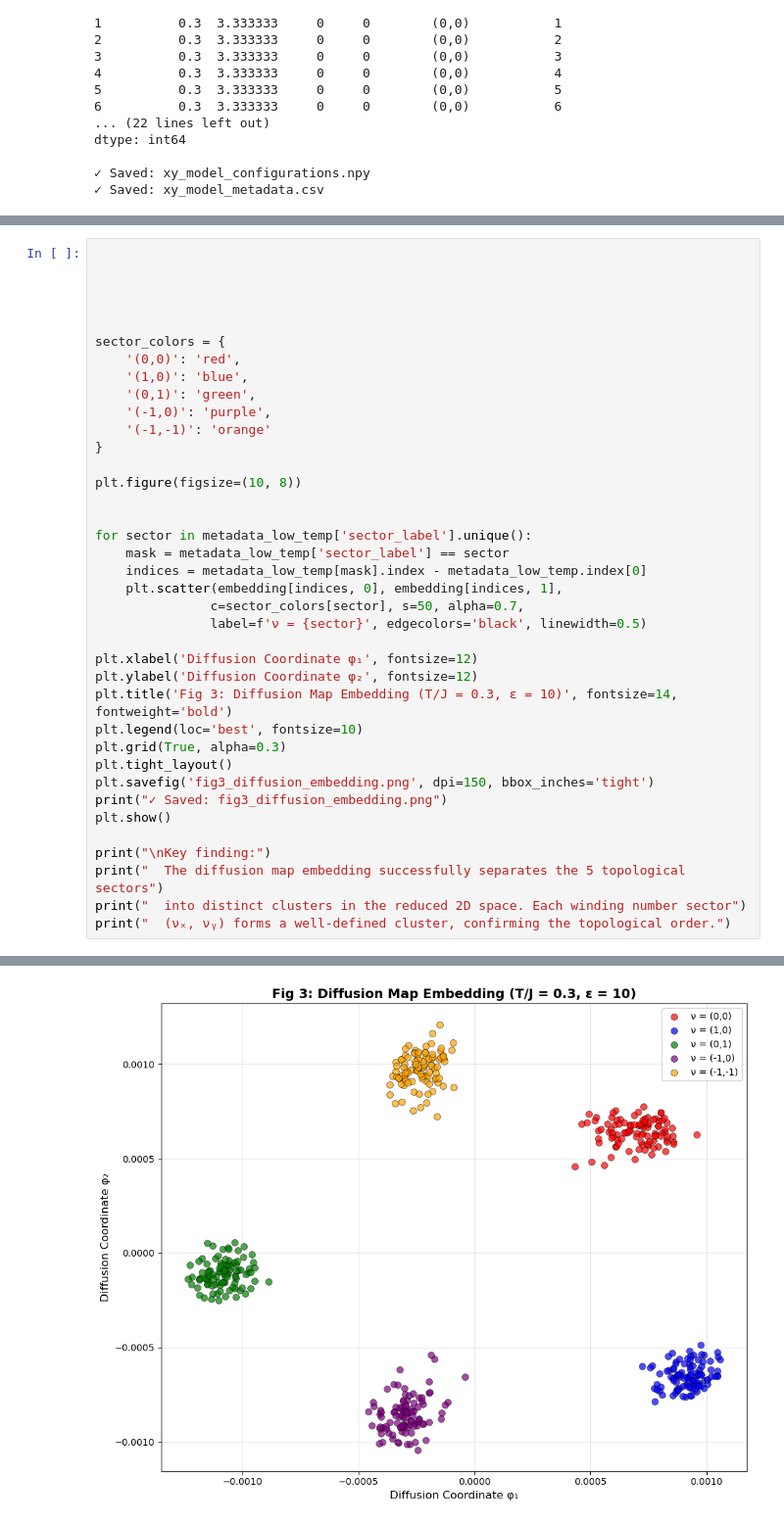
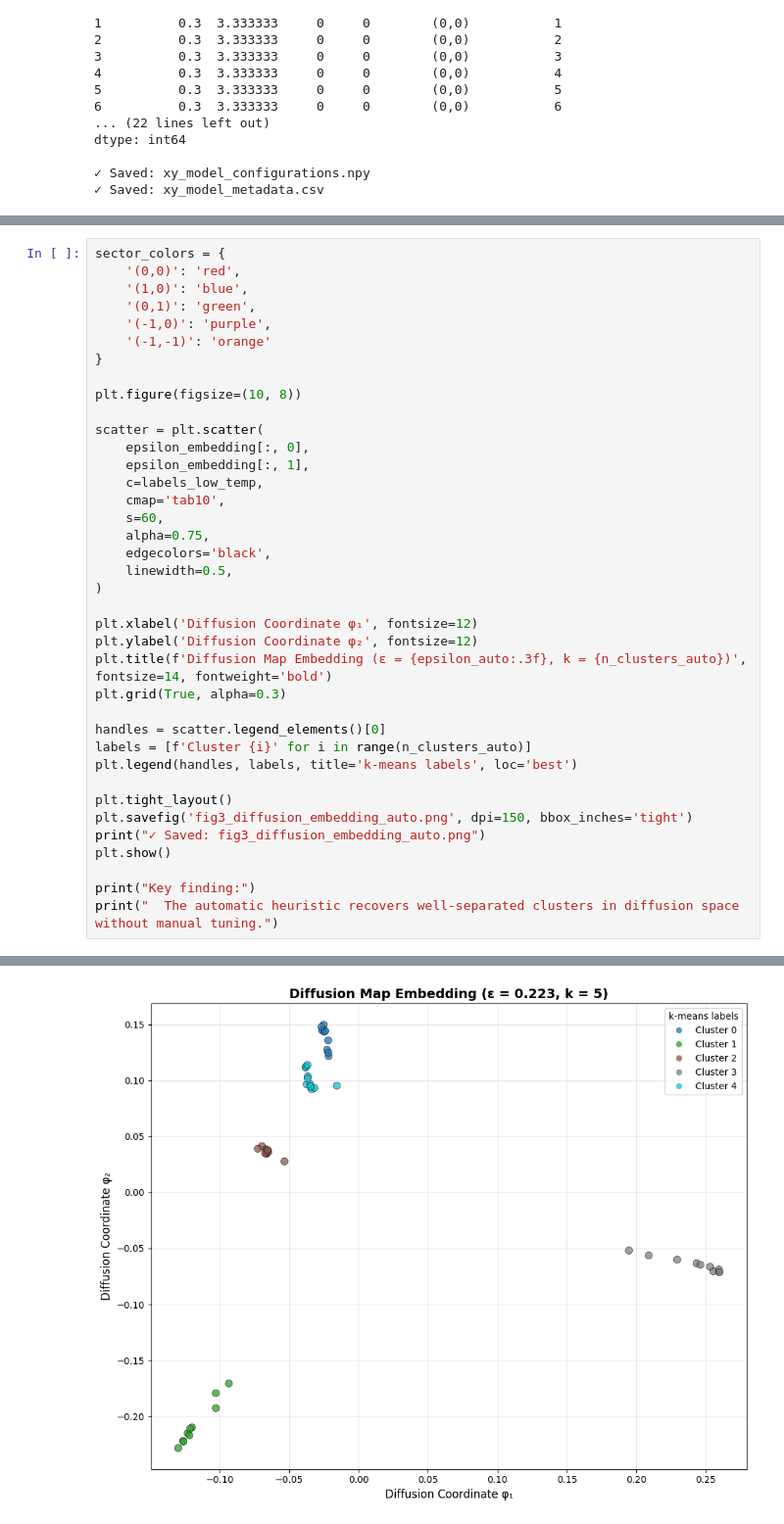
Before and after one commit to neel-j-dev/Classifying-BLK-Transitions, a Jupyter notebook: Diffusion/notebook.ipynb, the cells around one changed output, grey strips where cells are left out. Shown at 98% size. Drawn from its saved outputs; the diff is of its cells as text.

```diff
--- a/Diffusion/notebook.ipynb
+++ b/Diffusion/notebook.ipynb
@@ -738,9 +708,4 @@ Gap between λ₅ and λ₆: 10.08×
 # %%
-
-
-
-
-
 sector_colors = {
     '(0,0)': 'red',
     '(1,0)': 'blue',
@@ -751,26 +716,31 @@ sector_colors = {
 
 plt.figure(figsize=(10, 8))
 
-
-for sector in metadata_low_temp['sector_label'].unique():
-    mask = metadata_low_temp['sector_label'] == sector
-    indices = metadata_low_temp[mask].index - metadata_low_temp.index[0]
-    plt.scatter(embedding[indices, 0], embedding[indices, 1],
-               c=sector_colors[sector], s=50, alpha=0.7,
-               label=f'ν = {sector}', edgecolors='black', linewidth=0.5)
+scatter = plt.scatter(
+    epsilon_embedding[:, 0],
+    epsilon_embedding[:, 1],
+    c=labels_low_temp,
+    cmap='tab10',
+    s=60,
+    alpha=0.75,
+    edgecolors='black',
+    linewidth=0.5,
+)
 
 plt.xlabel('Diffusion Coordinate φ₁', fontsize=12)
 plt.ylabel('Diffusion Coordinate φ₂', fontsize=12)
-plt.title('Fig 3: Diffusion Map Embedding (T/J = 0.3, ε = 10)', fontsize=14, fontweight='bold')
-plt.legend(loc='best', fontsize=10)
+plt.title(f'Diffusion Map Embedding (ε = {epsilon_auto:.3f}, k = {n_clusters_auto})', fontsize=14, fontweight='bold')
 plt.grid(True, alpha=0.3)
+
+handles = scatter.legend_elements()[0]
+labels = [f'Cluster {i}' for i in range(n_clusters_auto)]
+plt.legend(handles, labels, title='k-means labels', loc='best')
+
 plt.tight_layout()
-plt.savefig('fig3_diffusion_embedding.png', dpi=150, bbox_inches='tight')
-print("✓ Saved: fig3_diffusion_embedding.png")
+plt.savefig('fig3_diffusion_embedding_auto.png', dpi=150, bbox_inches='tight')
+print("✓ Saved: fig3_diffusion_embedding_auto.png")
 plt.show()
 
-print("\nKey finding:")
-print("  The diffusion map embedding successfully separates the 5 topological sectors")
-print("  into distinct clusters in the reduced 2D space. Each winding number sector")
-print("  (νₓ, νᵧ) forms a well-defined cluster, confirming the topological order.")
+print("Key finding:")
+print("  The automatic heuristic recovers well-separated clusters in diffusion space without manual tuning.")
 # %% [output]
@@ -778,2 +748,2 @@ print("  (νₓ, νᵧ) forms a well-defined cluster, confirming the topological
-[figure, old version]
+[figure, new version]
 Key finding:
```
Also changed, not shown: parts of 17 cells of this notebook.
